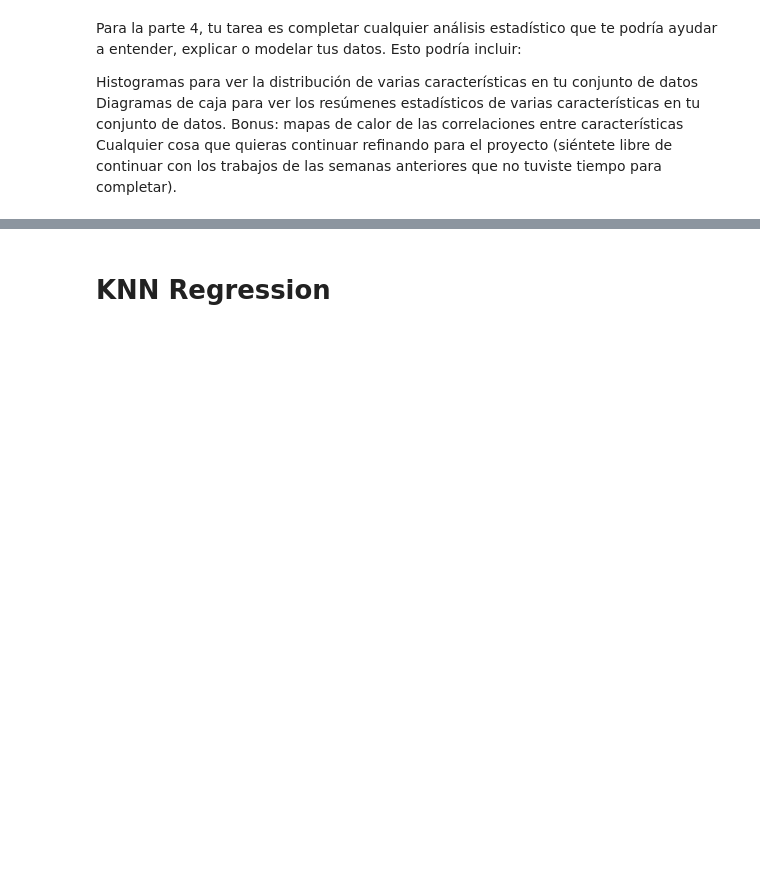
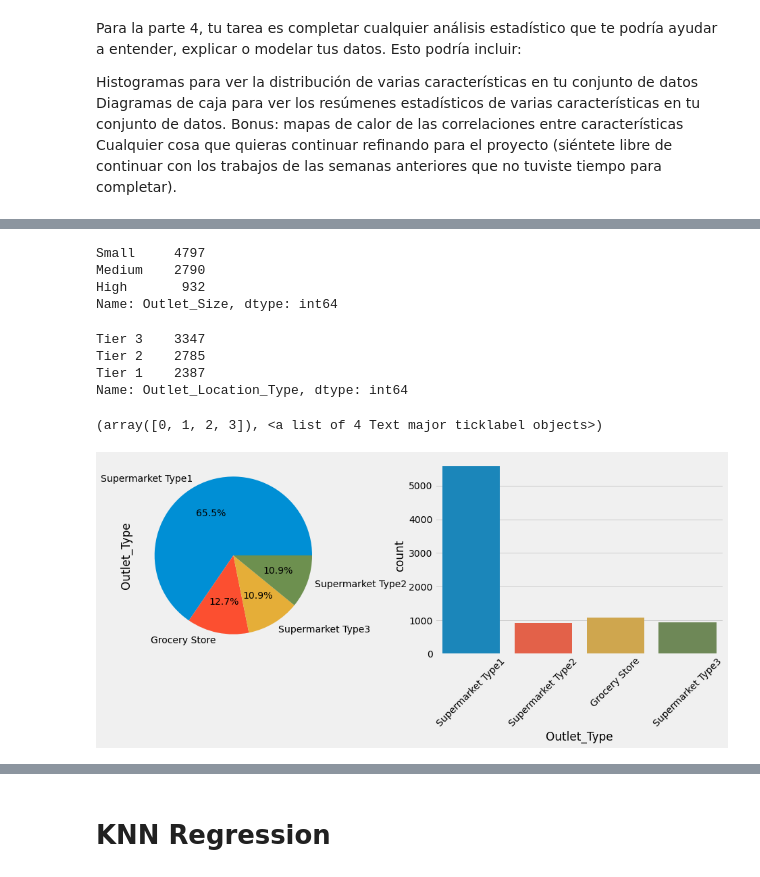
Before and after one commit to sebagit914/sales_predictions, a Jupyter notebook: Sales.ipynb, the cells around one changed output, grey strips where cells are left out. Saved outputs shown, nothing was run; the diff lists cells and outputs as text; code cells hidden in the pictures; blank space fills up the shorter version.

```diff
--- a/Sales.ipynb
+++ b/Sales.ipynb
@@ -451,0 +539,25 @@ df.describe()
+# %%
+df['Outlet_Size'].value_counts()
+# %% [output]
+Small     4797
+Medium    2790
+High       932
+Name: Outlet_Size, dtype: int64
+# %%
+df['Outlet_Location_Type'].value_counts()
+# %% [output]
+Tier 3    3347
+Tier 2    2785
+Tier 1    2387
+Name: Outlet_Location_Type, dtype: int64
+# %%
+df['Outlet_Type'].value_counts()
+plt.figure(figsize=(15,5))
+plt.subplot(1,2,1)
+df['Outlet_Type'].value_counts().plot.pie(autopct='%1.1f%%')
+plt.subplot(1,2,2)
+sns.countplot(df['Outlet_Type'])
+plt.xticks(rotation=45)
+# %% [output]
+(array([0, 1, 2, 3]), <a list of 4 Text major ticklabel objects>)
+[figure, added]
```
Also changed, not shown: parts of 42 cells of this notebook.
